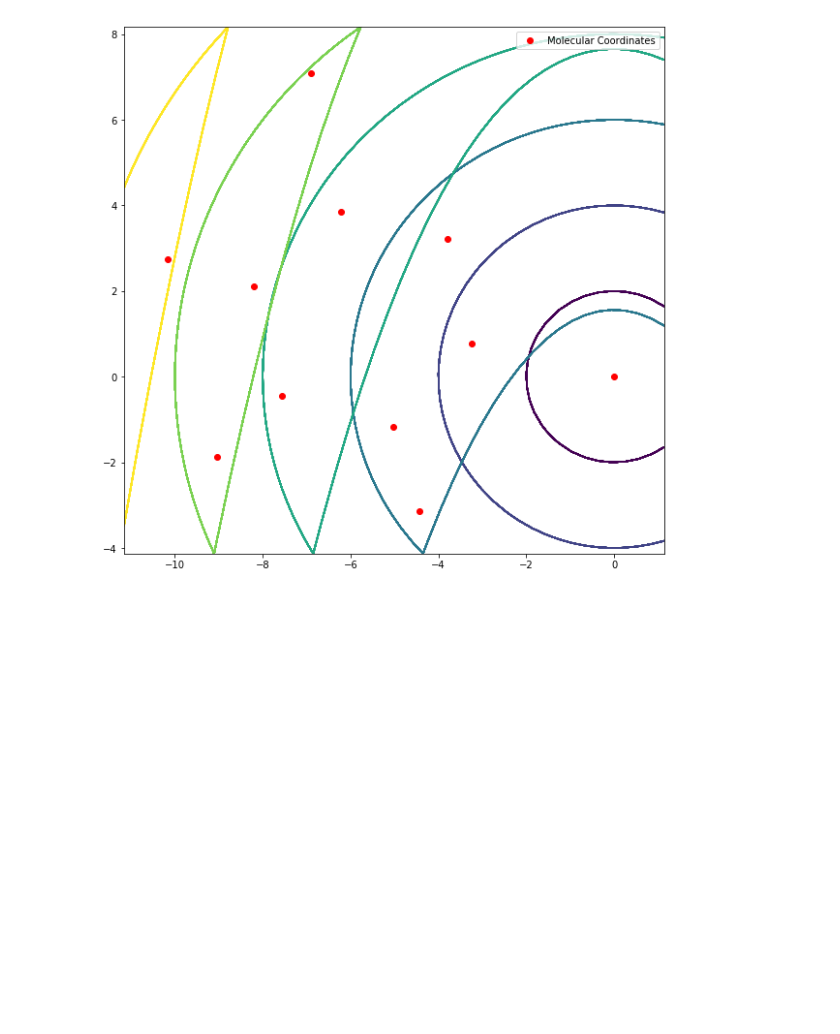
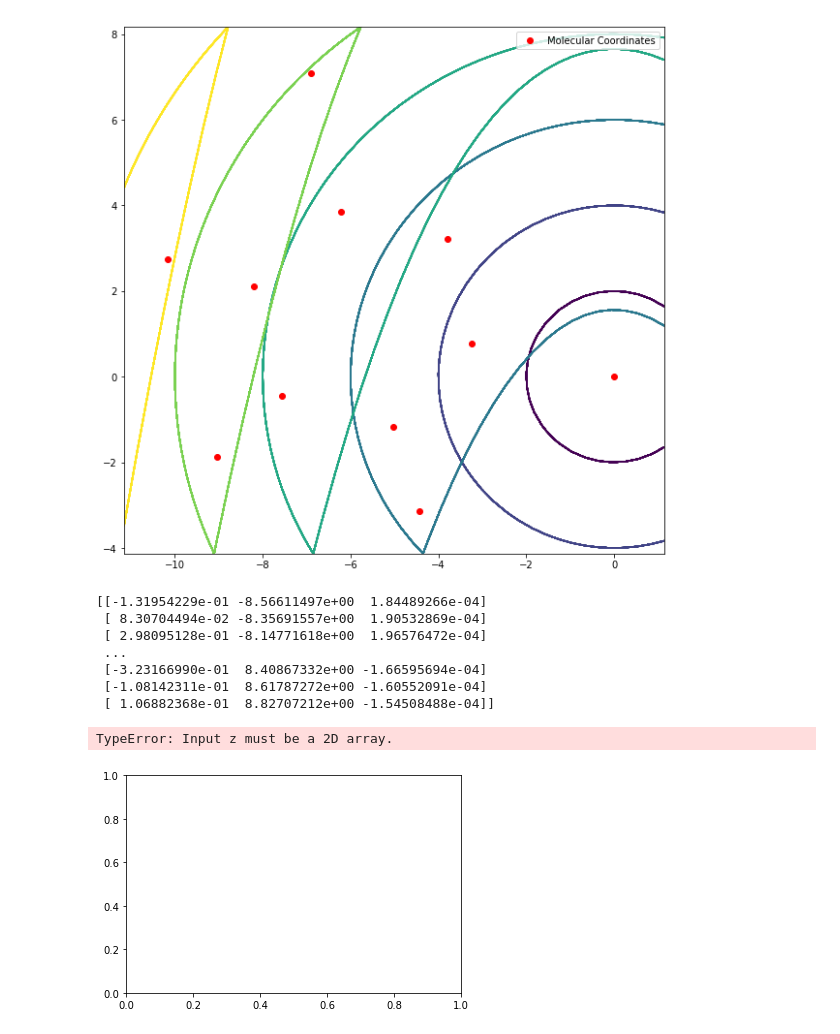
Before and after one commit to theochem/chemtools, a Jupyter notebook: examples/plotting/2D_Plotting_Gradient.ipynb, the cells around one changed output. Saved outputs shown, nothing was run; the diff lists cells and outputs as text; code cells hidden in the pictures; blank space fills up the shorter version.

```diff
--- a/examples/plotting/2D_Plotting_Gradient.ipynb
+++ b/examples/plotting/2D_Plotting_Gradient.ipynb
@@ -227,3 +208,20 @@ plt.show()
  [13.82810021 13.82810021 13.82810021 ...  8.24832455  8.24832455
    8.24832455]]
 [figure]
+# %%
+print(grid_plane)
+electron_density = mol.compute_density(grid_plane)
+levels = '1'
+
+
+plt.contour(grid_2d[:, 0],grid_2d[:, 1],electron_density,levels)
+# %% [output]
+[[-1.31954229e-01 -8.56611497e+00  1.84489266e-04]
+ [ 8.30704494e-02 -8.35691557e+00  1.90532869e-04]
+ [ 2.98095128e-01 -8.14771618e+00  1.96576472e-04]
+ ...
+ [-3.23166990e-01  8.40867332e+00 -1.66595694e-04]
+ [-1.08142311e-01  8.61787272e+00 -1.60552091e-04]
+ [ 1.06882368e-01  8.82707212e+00 -1.54508488e-04]]
+TypeError: Input z must be a 2D array.
+[figure, added]
```
Also changed, not shown: parts of 7 cells of this notebook, 2 other files.
